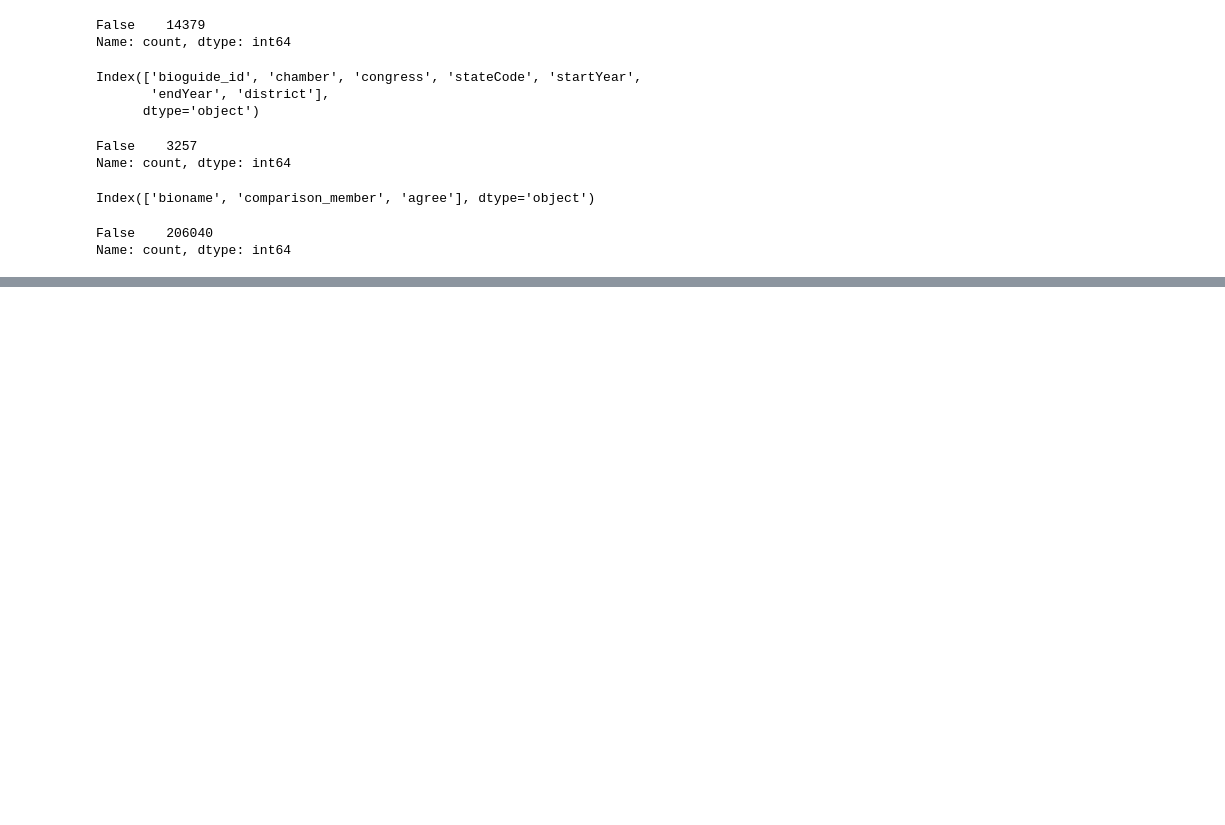
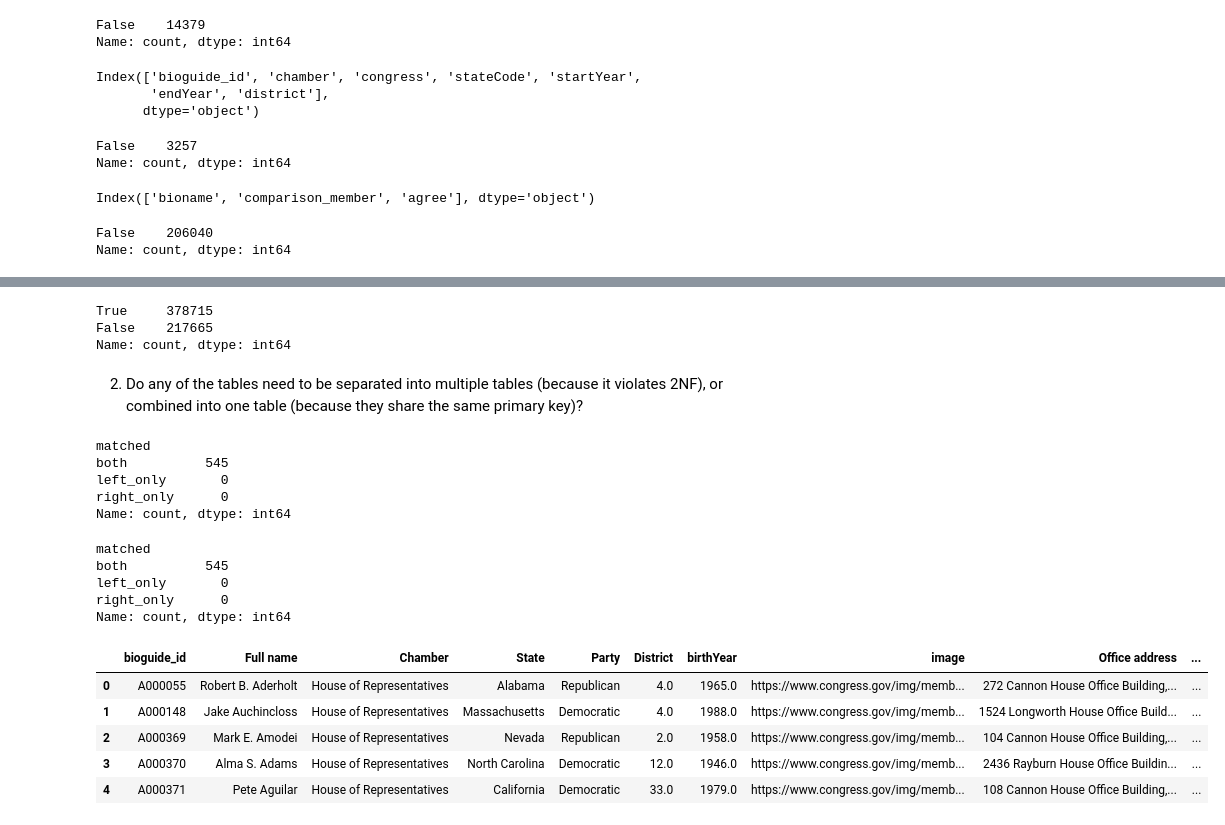
Before and after one commit to janiceeguo/DS6600-congress, a Jupyter notebook: notebooks/schema.ipynb, the cells around one changed output, grey strips where cells are left out. Saved outputs shown, nothing was run; the diff lists cells and outputs as text; code cells hidden in the pictures; blank space fills up the shorter version.

Commit message:
building third normal form schemas

```diff
--- a/notebooks/schema.ipynb
+++ b/notebooks/schema.ipynb
@@ -87,0 +119,37 @@ Name: count, dtype: int64
+# %%
+contrib_clean[['pdf_url']].duplicated().value_counts()
+# %% [output]
+True     378715
+False    217665
+Name: count, dtype: int64
+# %% [markdown]
+2. Do any of the tables need to be separated into multiple tables (because it violates 2NF), or combined into one table (because they share the same primary key)?
+# %%
+members = pd.merge(bioinfo, fec_ids, how='outer', on='bioguide_id', validate='1:1', indicator='matched')
+members['matched'].value_counts()
+# %% [output]
+matched
+both          545
+left_only       0
+right_only      0
+Name: count, dtype: int64
+# %%
+members = members.drop('matched', axis=1)
+members = pd.merge(members, ideology, how='outer', on='bioguide_id', validate='1:1', indicator='matched')
+members['matched'].value_counts()
+# %% [output]
+matched
+both          545
+left_only       0
+right_only      0
+Name: count, dtype: int64
+# %%
+members = members.drop('matched', axis=1)
+members.head()
+# %% [output]
+|  | bioguide_id | Full name | Chamber | State | Party | District | birthYear | image | Office address | ... |
+| 0 | A000055 | Robert B. Aderholt | House of Representatives | Alabama | Republican | 4.0 | 1965.0 | https://www.congress.gov/img/memb... | 272 Cannon House Office Building,... | ... |
+| 1 | A000148 | Jake Auchincloss | House of Representatives | Massachusetts | Democratic | 4.0 | 1988.0 | https://www.congress.gov/img/memb... | 1524 Longworth House Office Build... | ... |
+| 2 | A000369 | Mark E. Amodei | House of Representatives | Nevada | Republican | 2.0 | 1958.0 | https://www.congress.gov/img/memb... | 104 Cannon House Office Building,... | ... |
+| 3 | A000370 | Alma S. Adams | House of Representatives | North Carolina | Democratic | 12.0 | 1946.0 | https://www.congress.gov/img/memb... | 2436 Rayburn House Office Buildin... | ... |
+| 4 | A000371 | Pete Aguilar | House of Representatives | California | Democratic | 33.0 | 1979.0 | https://www.congress.gov/img/memb... | 108 Cannon House Office Building,... | ... |
```
Also changed, not shown: parts of 12 cells of this notebook.
